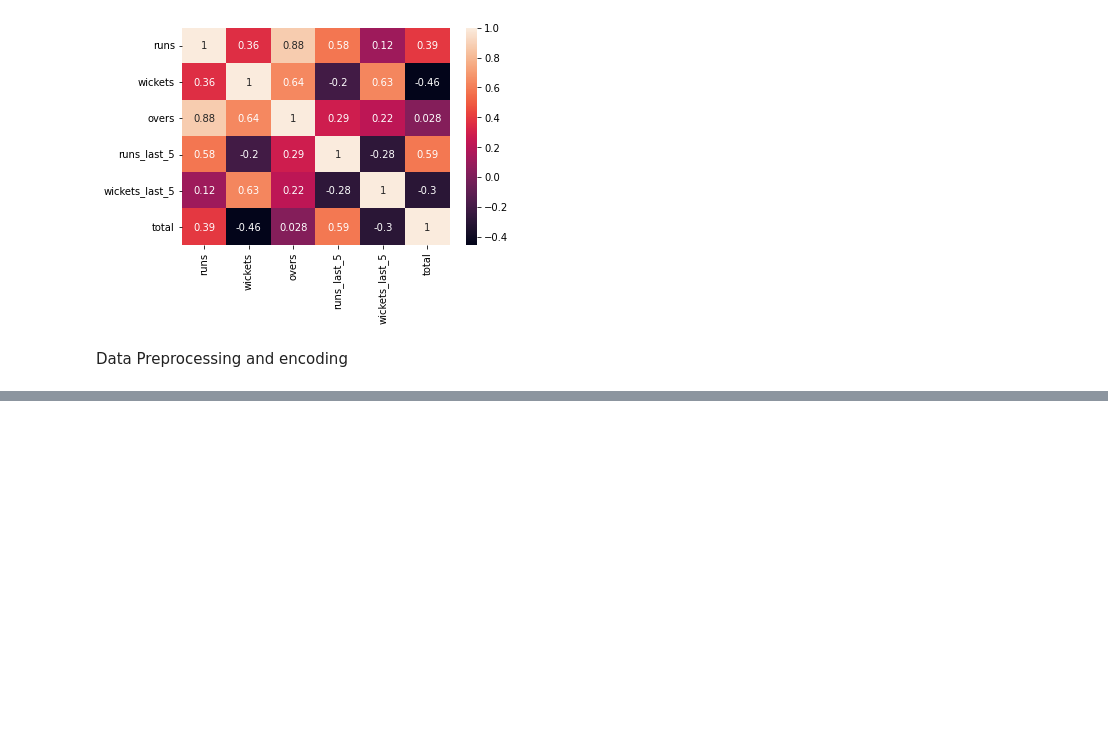
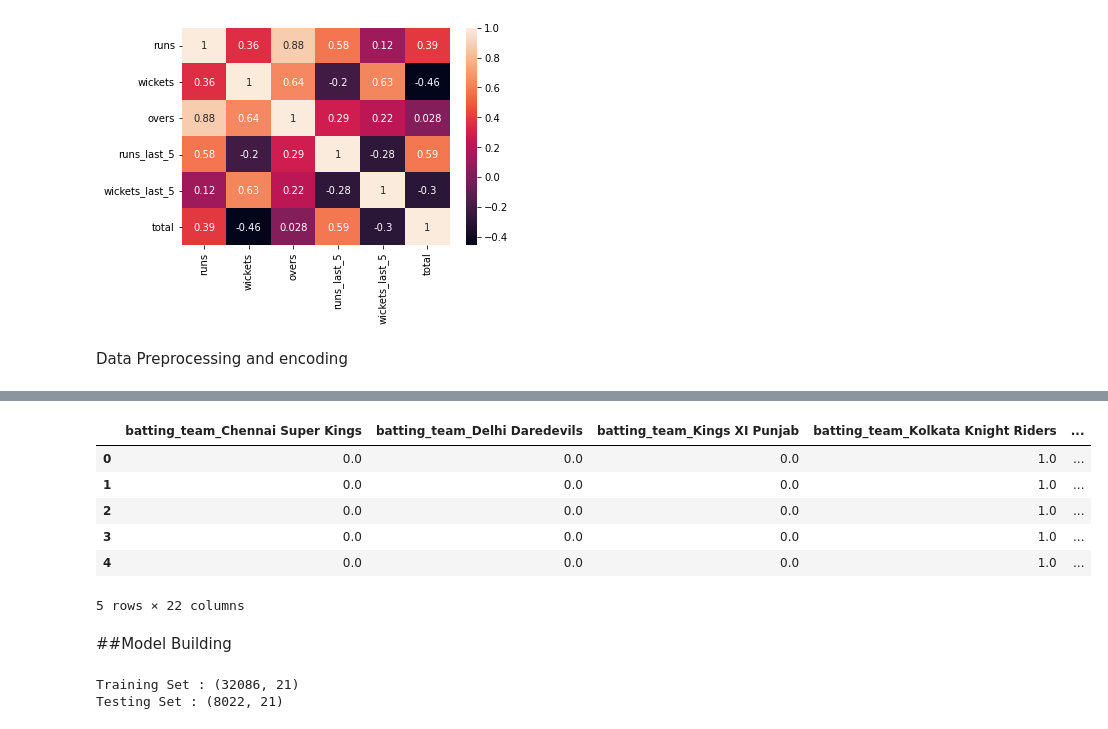
Before and after one commit to Geethika6966/IPL-Data-Analysis, a Jupyter notebook: IPL_Data_Analysis.ipynb, the cells around one changed output, grey strips where cells are left out. Drawn from its saved outputs; the diff is of its cells as text; code cells hidden in the pictures; blank space fills up the shorter version.

```diff
--- a/IPL_Data_Analysis.ipynb
+++ b/IPL_Data_Analysis.ipynb
@@ -184,0 +199,41 @@ Data Preprocessing and encoding
+# %%
+#performing one hot encoding and column transformation
+from sklearn.compose import ColumnTransformer
+columnTransformer = ColumnTransformer([('encoder',
+                                        OneHotEncoder(),
+                                        [0, 1])],
+                                      remainder='passthrough')
+df = np.array(columnTransformer.fit_transform(df))
+# %%
+cols = ['batting_team_Chennai Super Kings', 'batting_team_Delhi Daredevils', 'batting_team_Kings XI Punjab',
+              'batting_team_Kolkata Knight Riders', 'batting_team_Mumbai Indians', 'batting_team_Rajasthan Royals',
+              'batting_team_Royal Challengers Bangalore', 'batting_team_Sunrisers Hyderabad',
+              'bowling_team_Chennai Super Kings', 'bowling_team_Delhi Daredevils', 'bowling_team_Kings XI Punjab',
+              'bowling_team_Kolkata Knight Riders', 'bowling_team_Mumbai Indians', 'bowling_team_Rajasthan Royals',
+              'bowling_team_Royal Challengers Bangalore', 'bowling_team_Sunrisers Hyderabad', 'runs', 'wickets', 'overs',
+       'runs_last_5', 'wickets_last_5', 'total']
+df = pd.DataFrame(df, columns=cols)
+# %%
+# Visualize Encoded Data
+df.head()
+# %% [output]
+|  | batting_team_Chennai Super Kings | batting_team_Delhi Daredevils | batting_team_Kings XI Punjab | batting_team_Kolkata Knight Riders | ... |
+| 0 | 0.0 | 0.0 | 0.0 | 1.0 | ... |
+| 1 | 0.0 | 0.0 | 0.0 | 1.0 | ... |
+| 2 | 0.0 | 0.0 | 0.0 | 1.0 | ... |
+| 3 | 0.0 | 0.0 | 0.0 | 1.0 | ... |
+| 4 | 0.0 | 0.0 | 0.0 | 1.0 | ... |
+5 rows × 22 columns
+# %% [markdown]
+##Model Building
+# %%
+#preparation train and test splits
+features = df.drop(['total'], axis=1)
+labels = df['total']
+# Perform 80 : 20 Train-Test split
+from sklearn.model_selection import train_test_split
+train_features, test_features, train_labels, test_labels = train_test_split(features, labels, test_size=0.20, shuffle=True)
+print(f"Training Set : {train_features.shape}\nTesting Set : {test_features.shape}")
+# %% [output]
+Training Set : (32086, 21)
+Testing Set : (8022, 21)
```
Also changed, not shown: parts of 44 cells of this notebook.
